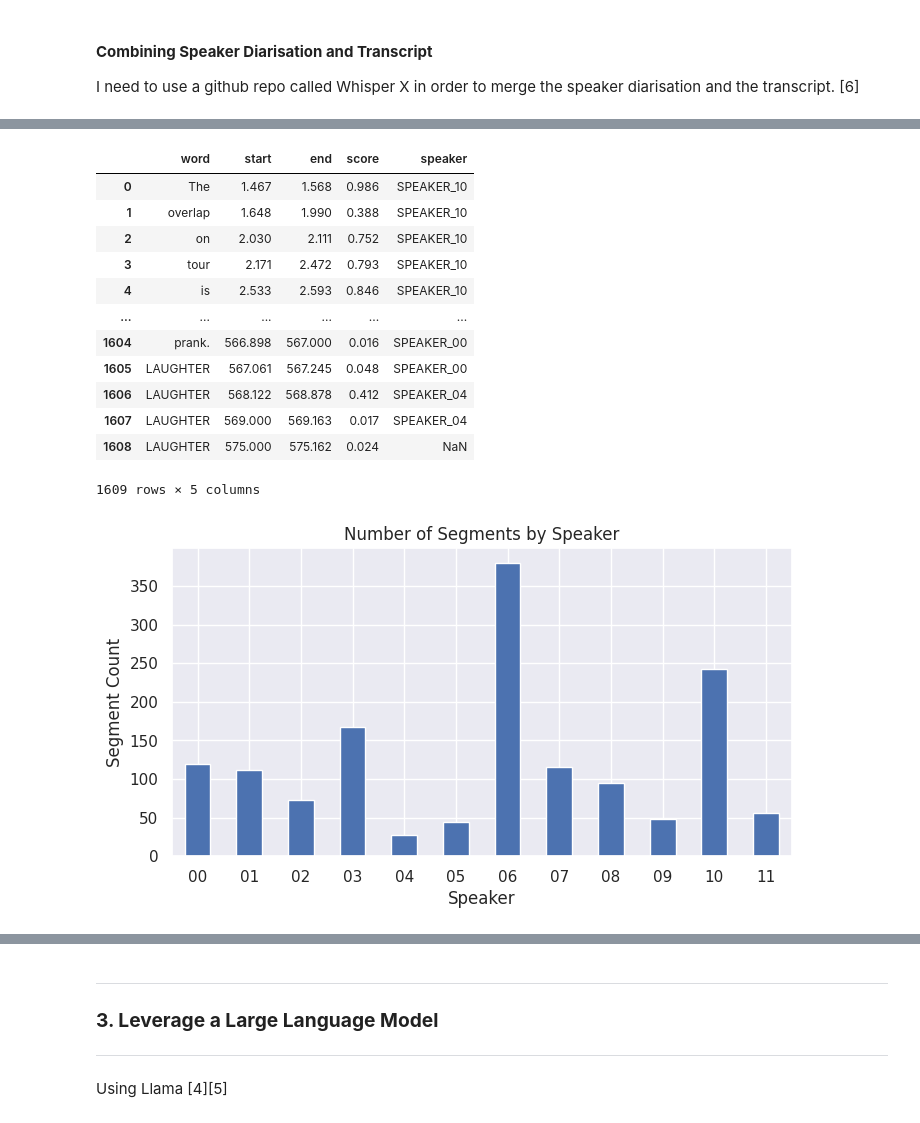
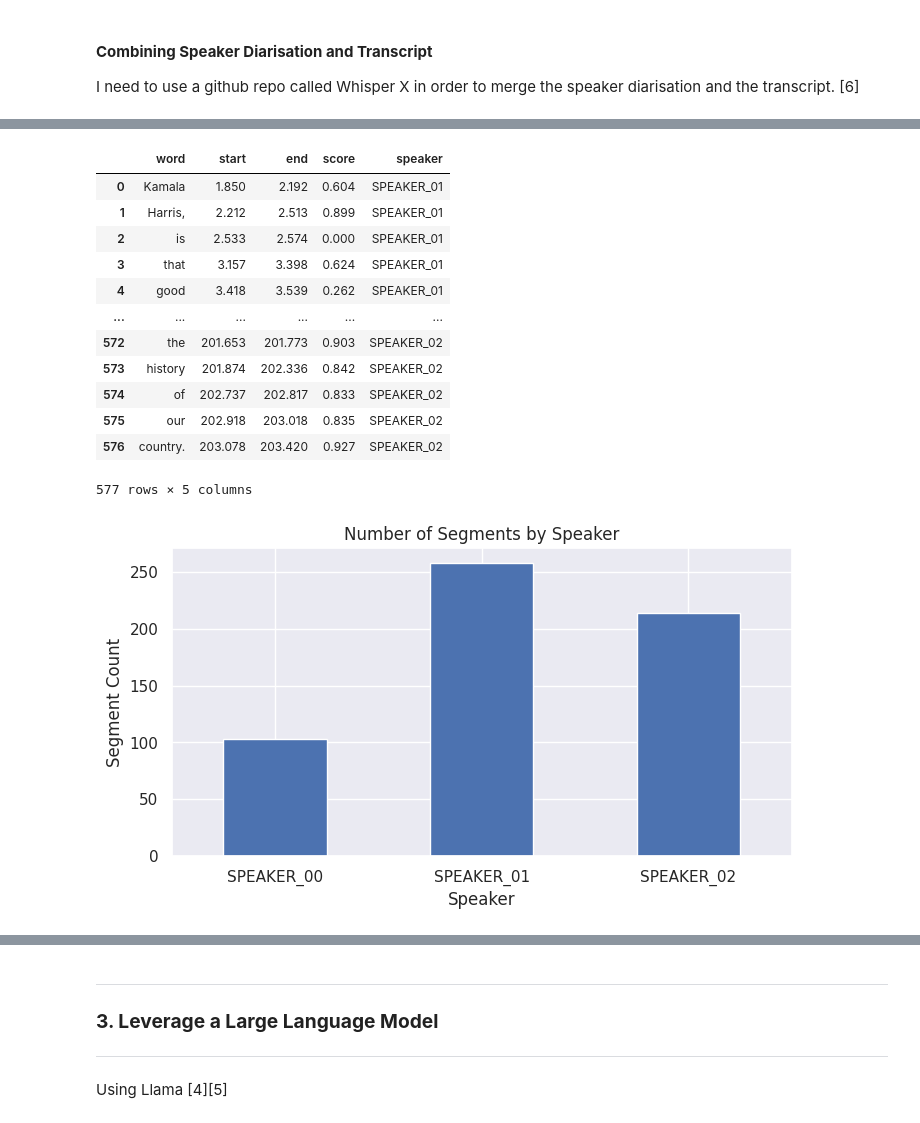
Before and after one commit to damienfarrell/machine-learning, a Jupyter notebook: research/debate.ipynb, the cells around one changed output, grey strips where cells are left out. Saved outputs shown, nothing was run; the diff lists cells and outputs as text; code cells hidden in the pictures.

```diff
--- a/research/debate.ipynb
+++ b/research/debate.ipynb
@@ -41,7 +36,6 @@ HF_API_KEY = os.getenv("HF_API_KEY")
 assert HF_API_KEY, "Please set your Hugging Face API key in the HF_API_KEY environment variable."
 
 # Audio File Path
-#AUDIO_FILE_PATH = "./audio/TrumpHarrisDebate.wav"
-AUDIO_FILE_PATH = "./audio/The Overlap ON TOUR! 4.mp3"
+AUDIO_FILE_PATH = "./audio/TrumpHarrisDebate.wav"
 assert AUDIO_FILE_PATH, "Please place your audio in a folder called 'audio'. Note: use backslashes if on Windows"
 # %% [markdown]
@@ -194,33 +175,29 @@ word_df = pd.DataFrame(result['word_segments'])
 word_df
 # %% [output]
 |  | word | start | end | score | speaker |
-| 0 | The | 1.467 | 1.568 | 0.986 | SPEAKER_10 |
-| 1 | overlap | 1.648 | 1.990 | 0.388 | SPEAKER_10 |
-| 2 | on | 2.030 | 2.111 | 0.752 | SPEAKER_10 |
-| 3 | tour | 2.171 | 2.472 | 0.793 | SPEAKER_10 |
-| 4 | is | 2.533 | 2.593 | 0.846 | SPEAKER_10 |
+| 0 | Kamala | 1.850 | 2.192 | 0.604 | SPEAKER_01 |
+| 1 | Harris, | 2.212 | 2.513 | 0.899 | SPEAKER_01 |
+| 2 | is | 2.533 | 2.574 | 0.000 | SPEAKER_01 |
+| 3 | that | 3.157 | 3.398 | 0.624 | SPEAKER_01 |
+| 4 | good | 3.418 | 3.539 | 0.262 | SPEAKER_01 |
 | ... | ... | ... | ... | ... | ... |
-| 1604 | prank. | 566.898 | 567.000 | 0.016 | SPEAKER_00 |
-| 1605 | LAUGHTER | 567.061 | 567.245 | 0.048 | SPEAKER_00 |
-| 1606 | LAUGHTER | 568.122 | 568.878 | 0.412 | SPEAKER_04 |
-| 1607 | LAUGHTER | 569.000 | 569.163 | 0.017 | SPEAKER_04 |
-| 1608 | LAUGHTER | 575.000 | 575.162 | 0.024 | NaN |
+| 572 | the | 201.653 | 201.773 | 0.903 | SPEAKER_02 |
+| 573 | history | 201.874 | 202.336 | 0.842 | SPEAKER_02 |
+| 574 | of | 202.737 | 202.817 | 0.833 | SPEAKER_02 |
+| 575 | our | 202.918 | 203.018 | 0.835 | SPEAKER_02 |
+| 576 | country. | 203.078 | 203.420 | 0.927 | SPEAKER_02 |
-1609 rows × 5 columns
+577 rows × 5 columns
 # %%
-# Count how many words each speaker has
+# Count how many words each speaker has:
 segment_counts = word_df['speaker'].value_counts().sort_index()
 
-# Remove "SPEAKER_" prefix from the index (e.g., "SPEAKER_04" -> "04")
-segment_counts.index = segment_counts.index.str.replace('SPEAKER_', '')
-
-# Plot the result
 segment_counts.plot(kind='bar', figsize=(8,4), title="Number of Segments by Speaker")
 plt.xlabel("Speaker")
 plt.xticks(rotation=0)
 plt.ylabel("Segment Count")
 plt.show()
 # %% [output]
-[figure, old version]
+[figure, new version]
 # %%
 # Calculate the duration for each word
 word_df['duration'] = word_df['end'] - word_df['start']
```
Also changed, not shown: parts of 26 cells of this notebook.
